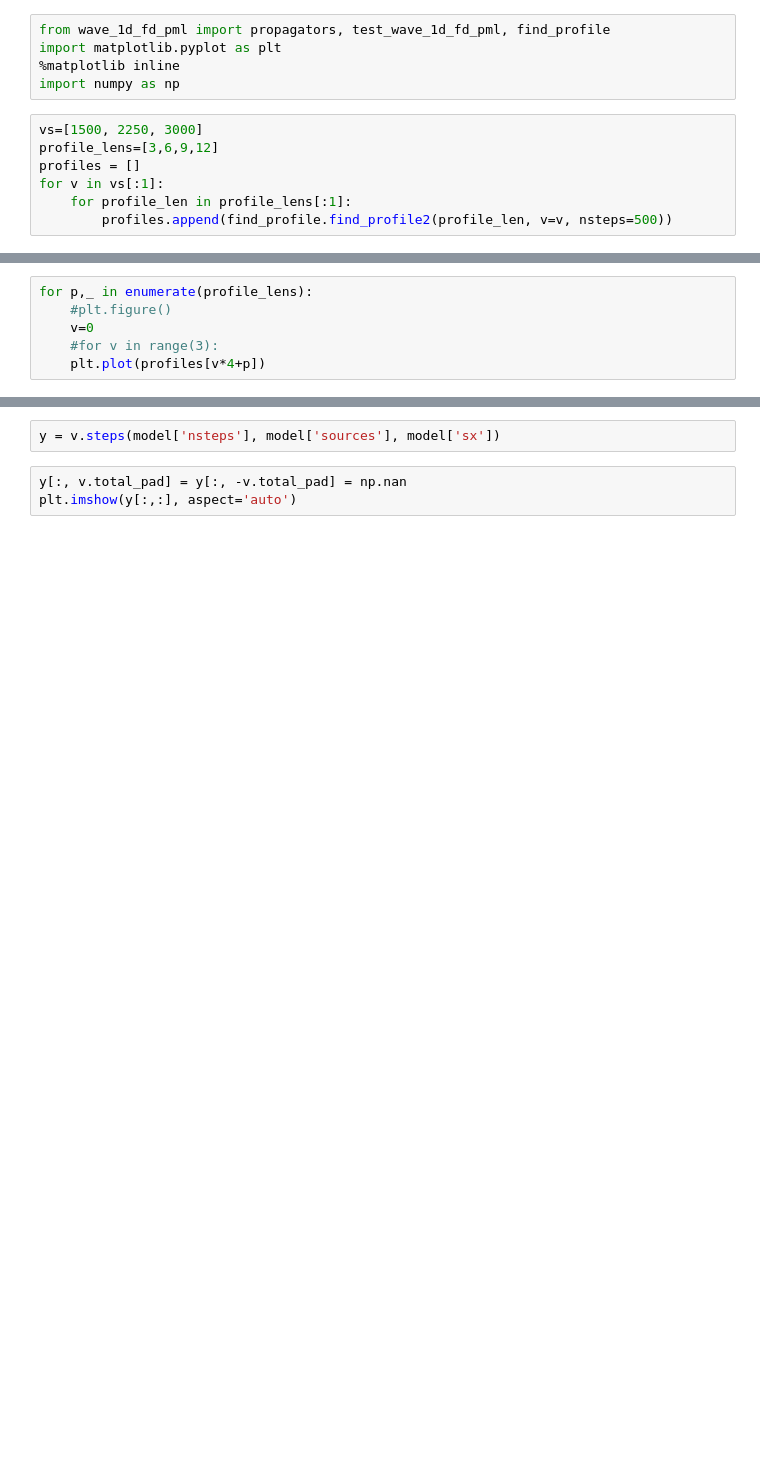
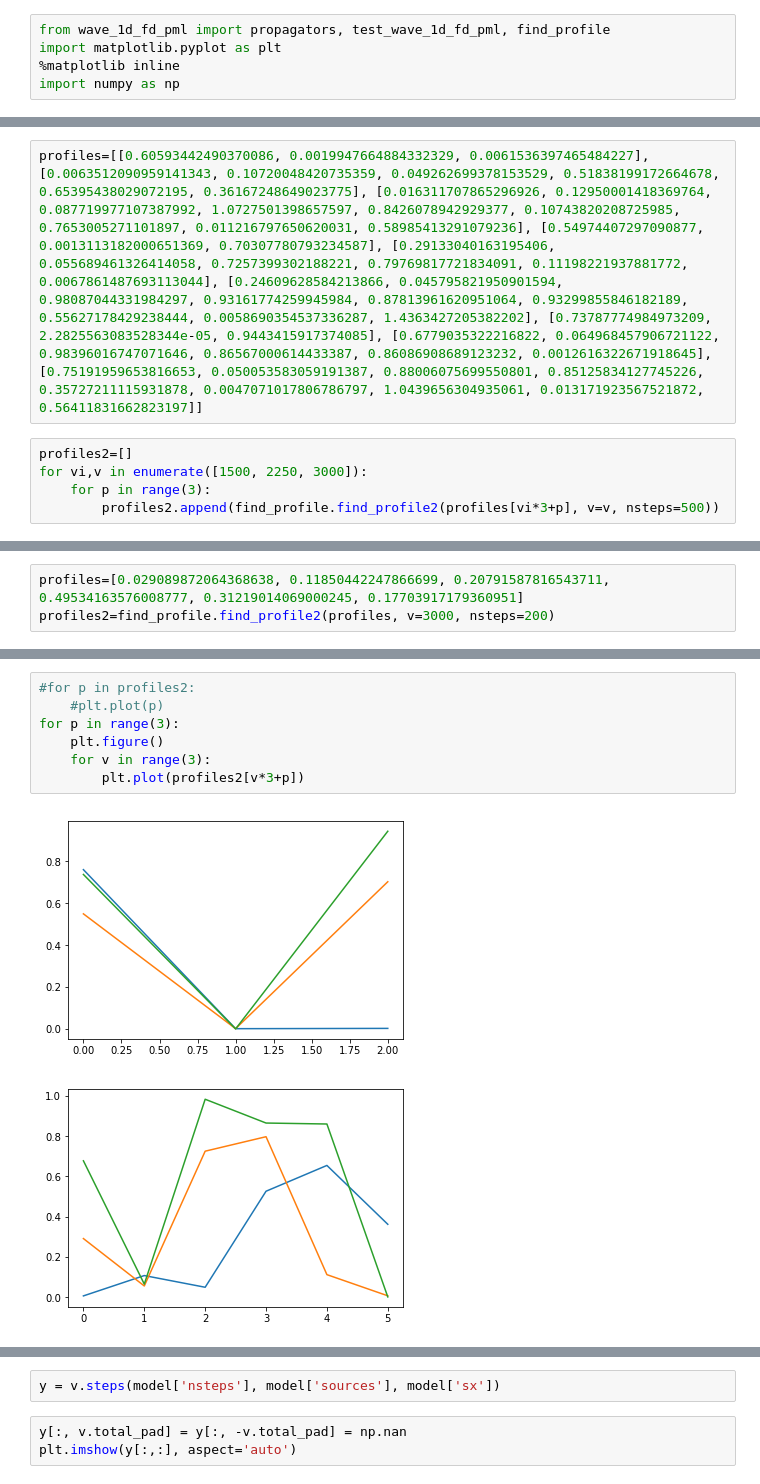
Before and after one commit to ar4/wave_1d_fd_pml, a Jupyter notebook: notebooks/wave_1d_fd_pml2.ipynb, the cells around one changed output, grey strips where cells are left out. Saved outputs shown, nothing was run; the diff lists cells and outputs as text; blank space fills up the shorter version.

Commit message:
tried hybrid optimizer with freeform profile

```diff
--- a/notebooks/wave_1d_fd_pml2.ipynb
+++ b/notebooks/wave_1d_fd_pml2.ipynb
@@ -3,10 +3,3 @@ from wave_1d_fd_pml import propagators, test_wave_1d_fd_pml, find_profile
 import matplotlib.pyplot as plt
 %matplotlib inline
 import numpy as np
-# %%
-vs=[1500, 2250, 3000]
-profile_lens=[3,6,9,12]
-profiles = []
-for v in vs[:1]:
-    for profile_len in profile_lens[:1]:
-        profiles.append(find_profile.find_profile2(profile_len, v=v, nsteps=500))
@@ -14,0 +35,7 @@ profiles
+# %%
+profiles=[[0.60593442490370086, 0.0019947664884332329, 0.0061536397465484227], [0.0063512090959141343, 0.10720048420735359, 0.049262699378153529, 0.51838199172664678, 0.65395438029072195, 0.36167248649023775], [0.016311707865296926, 0.12950001418369764, 0.087719977107387992, 1.0727501398657597, 0.8426078942929377, 0.10743820208725985, 0.7653005271101897, 0.011216797650620031, 0.58985413291079236], [0.54974407297090877, 0.0013113182000651369, 0.70307780793234587], [0.29133040163195406, 0.055689461326414058, 0.7257399302188221, 0.79769817721834091, 0.11198221937881772, 0.0067861487693113044], [0.24609628584213866, 0.045795821950901594, 0.98087044331984297, 0.93161774259945984, 0.87813961620951064, 0.93299855846182189, 0.55627178429238444, 0.0058690354537336287, 1.4363427205382202], [0.73787774984973209, 2.2825563083528344e-05, 0.9443415917374085], [0.6779035322216822, 0.064968457906721122, 0.98396016747071646, 0.86567000614433387, 0.86086908689123232, 0.0012616322671918645], [0.75191959653816653, 0.050053583059191387, 0.88006075699550801, 0.85125834127745226, 0.35727211115931878, 0.0047071017806786797, 1.0439656304935061, 0.013171923567521872, 0.56411831662823197]]
+# %%
+profiles2=[]
+for vi,v in enumerate([1500, 2250, 3000]):
+    for p in range(3):
+        profiles2.append(find_profile.find_profile2(profiles[vi*3+p], v=v, nsteps=500))
@@ -14,0 +52,3 @@ profiles
+# %%
+profiles=[0.029089872064368638, 0.11850442247866699, 0.20791587816543711, 0.49534163576008777, 0.31219014069000245, 0.17703917179360951]
+profiles2=find_profile.find_profile2(profiles, v=3000, nsteps=200)
@@ -15,6 +57,10 @@ profiles
 # %%
-for p,_ in enumerate(profile_lens):
-    #plt.figure()
-    v=0
-    #for v in range(3):
-    plt.plot(profiles[v*4+p])
+#for p in profiles2:
+    #plt.plot(p)
+for p in range(3):
+    plt.figure()
+    for v in range(3):
+        plt.plot(profiles2[v*3+p])
+# %% [output]
+[figure, added]
+[figure, added]
```
Also changed, not shown: parts of 15 cells of this notebook, 3 other files.
